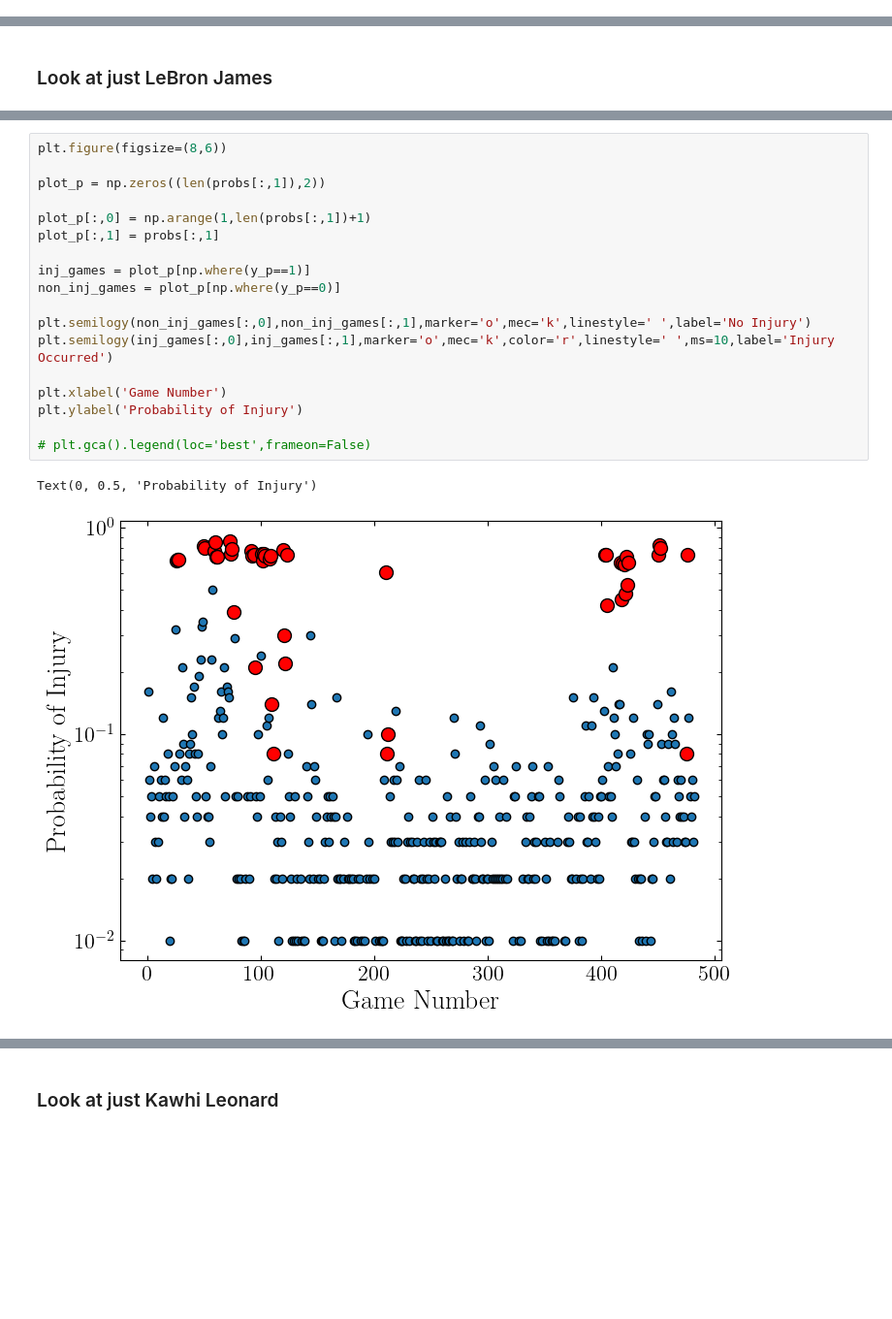
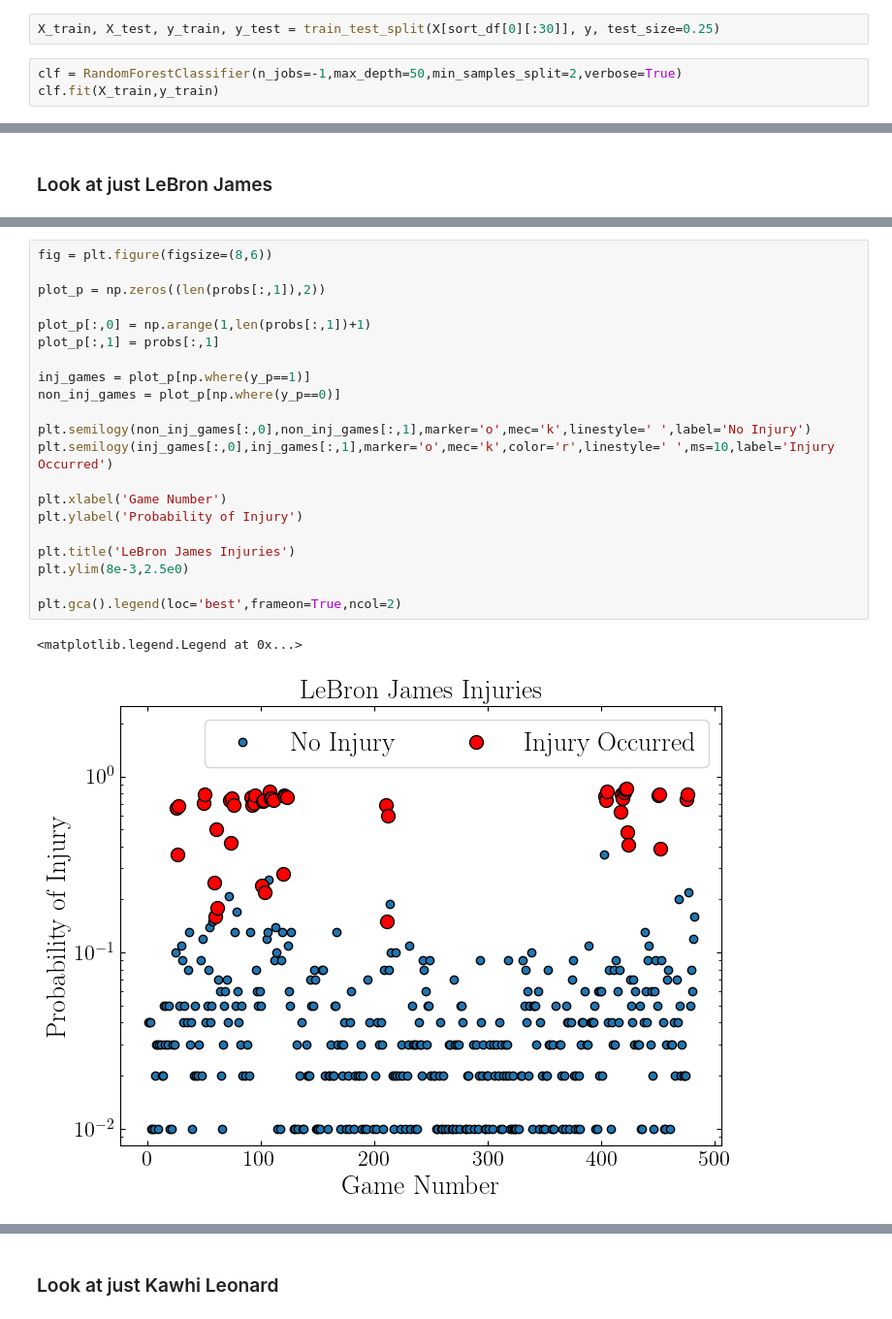
Before and after one commit to mckyrosenthal/nba_inj_pred, a Jupyter notebook: paper_comp.ipynb, the cells around one changed output, grey strips where cells are left out. Shown at 97% size. Saved outputs shown, nothing was run; the diff lists cells and outputs as text; blank space fills up the shorter version.

```diff
--- a/paper_comp.ipynb
+++ b/paper_comp.ipynb
@@ -894,3 +825,8 @@ GridSearchCV(estimator=RandomForestClassifier(n_jobs=12), n_jobs=6,
 print(clf.best_score_,clf.best_params_)
 # %% [output]
 0.8535807295606765 {'max_depth': 50, 'min_samples_split': 2}
+# %%
+X_train, X_test, y_train, y_test = train_test_split(X[sort_df[0][:30]], y, test_size=0.25)
+# %%
+clf = RandomForestClassifier(n_jobs=-1,max_depth=50,min_samples_split=2,verbose=True)
+clf.fit(X_train,y_train)
@@ -967,21 +930,24 @@ probs = clf.predict_proba(X_p)
 # %%
-plt.figure(figsize=(8,6))
+fig = plt.figure(figsize=(8,6))
 
 plot_p = np.zeros((len(probs[:,1]),2))
 
 plot_p[:,0] = np.arange(1,len(probs[:,1])+1)
 plot_p[:,1] = probs[:,1]
 
 inj_games = plot_p[np.where(y_p==1)]
 non_inj_games = plot_p[np.where(y_p==0)]
 
 plt.semilogy(non_inj_games[:,0],non_inj_games[:,1],marker='o',mec='k',linestyle=' ',label='No Injury')
 plt.semilogy(inj_games[:,0],inj_games[:,1],marker='o',mec='k',color='r',linestyle=' ',ms=10,label='Injury Occurred')
 
 plt.xlabel('Game Number')
 plt.ylabel('Probability of Injury')
 
-# plt.gca().legend(loc='best',frameon=False)
+plt.title('LeBron James Injuries')
+plt.ylim(8e-3,2.5e0)
+
+plt.gca().legend(loc='best',frameon=True,ncol=2)
 # %% [output]
-Text(0, 0.5, 'Probability of Injury')
+<matplotlib.legend.Legend at 0x...>
-[figure, old version]
+[figure, new version]
```
Also changed, not shown: parts of 16 cells of this notebook, 6 other files.
